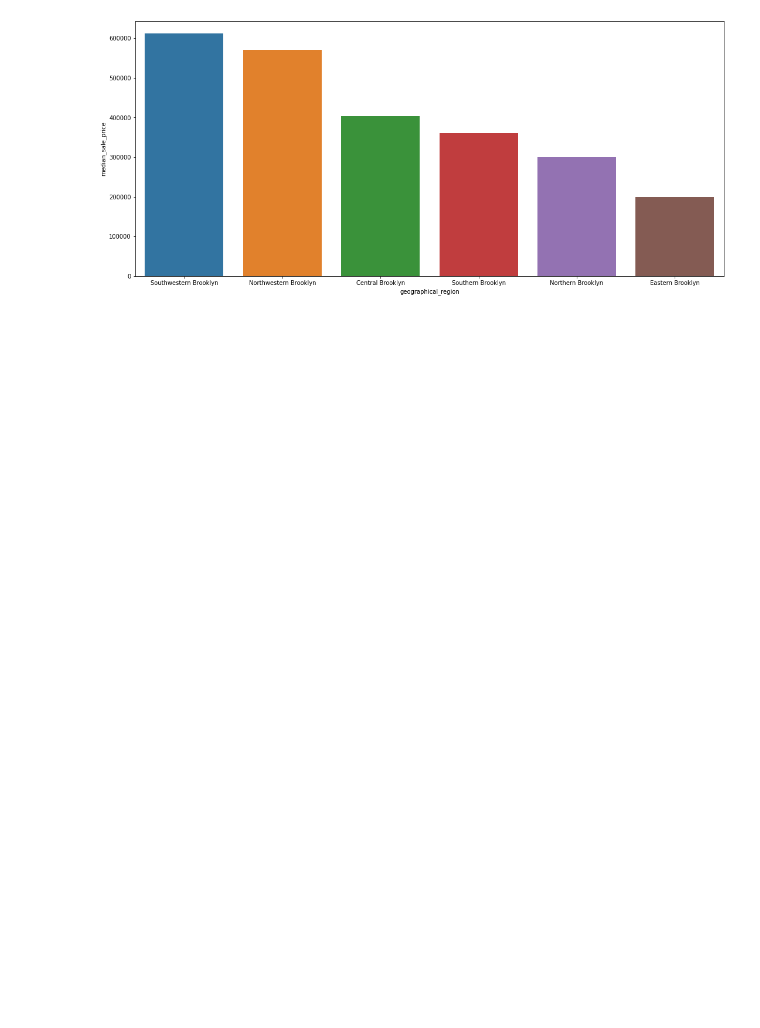
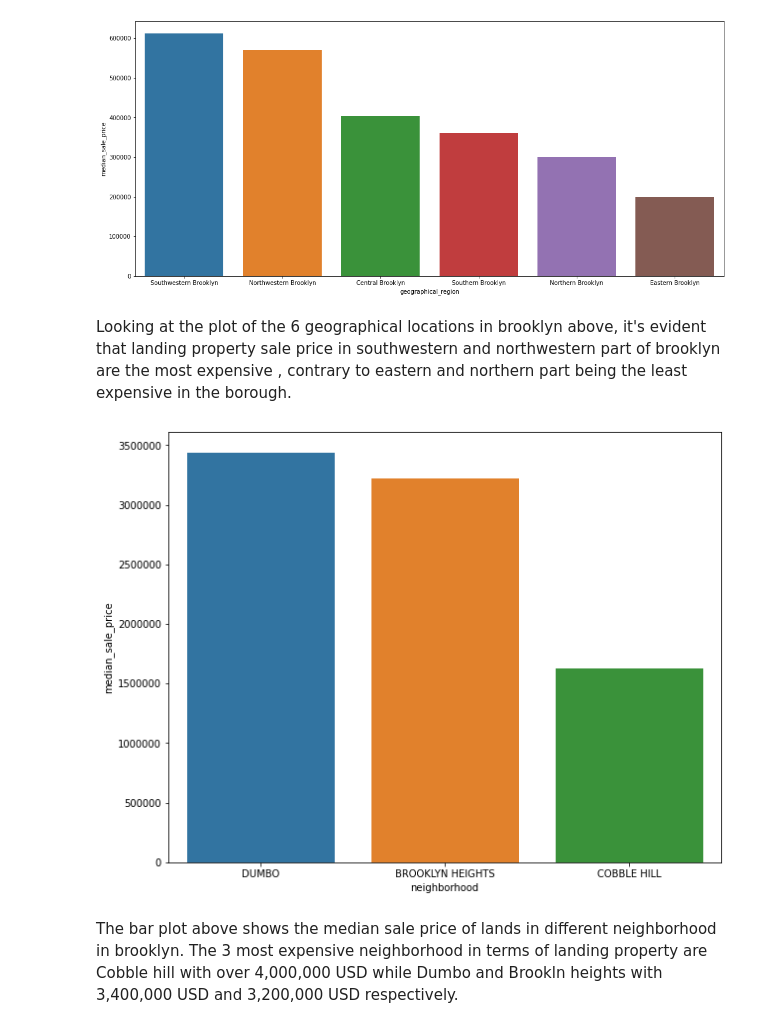
Before and after one commit to Ayomi-tech/brooklyn_housing_project, a Jupyter notebook: Exploratory_analysis_notebook.ipynb, the cells around one changed output. Saved outputs shown, nothing was run; the diff lists cells and outputs as text; code cells hidden in the pictures; blank space fills up the shorter version.

Commit message:
North and south of Broklen

```diff
--- a/Exploratory_analysis_notebook.ipynb
+++ b/Exploratory_analysis_notebook.ipynb
@@ -80,3 +80,18 @@ plt.ticklabel_format(axis="y", style="plain")
 plt.show()
 # %% [output]
 [figure]
+# %% [markdown]
+Looking at the plot of the 6 geographical locations in brooklyn above, it's evident that landing property sale price in southwestern and northwestern part of brooklyn are the most expensive , contrary to eastern and northern part being the least expensive in the borough.
+# %%
+land_avg_price = vacant_land.groupby("neighborhood")["sale_price"].median().reset_index().sort_values("sale_price",
+                                                                                                      ascending =False).rename(columns=({"sale_price":
+                                                                                                                                         "median_sale_price"})).head(3)
+# %%
+fig, ax = plt.subplots(figsize=(10, 8))
+sns.barplot(land_avg_price["neighborhood"], land_avg_price["median_sale_price"])
+plt.ticklabel_format(axis="y", style="plain")
+plt.show()
+# %% [output]
+[figure, added]
+# %% [markdown]
+The bar plot above shows the median sale price of lands in different neighborhood in brooklyn. The 3 most expensive neighborhood in terms of landing property are Cobble hill with over 4,000,000 USD while Dumbo and Brookln heights with 3,400,000 USD and 3,200,000 USD respectively.
```
Also changed, not shown: parts of 13 cells of this notebook.
